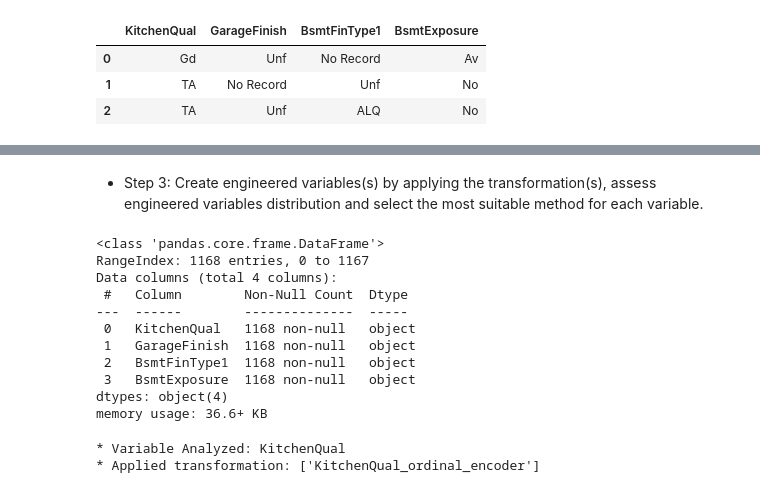
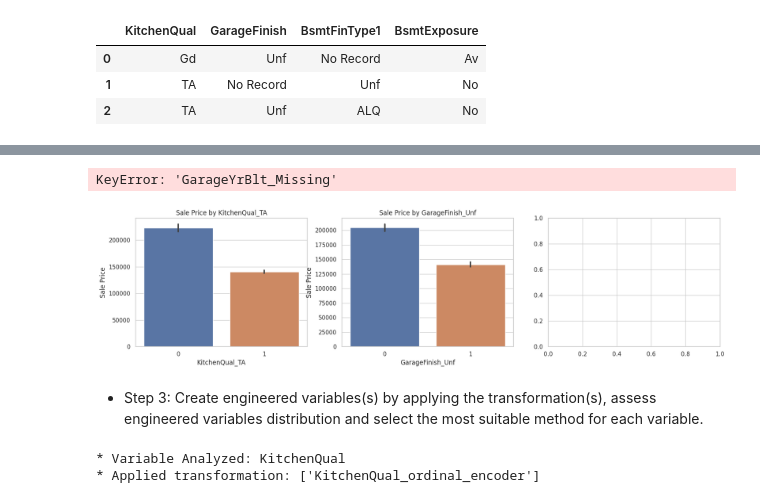
Before and after one commit to rimanfarhood/HeritageHousing, a Jupyter notebook: jupyter_notebooks/04 - FeatureEngineering.ipynb, the cells around one changed output, grey strips where cells are left out. Saved outputs shown, nothing was run; the diff lists cells and outputs as text; code cells hidden in the pictures.

```diff
--- a/jupyter_notebooks/04 - FeatureEngineering.ipynb
+++ b/jupyter_notebooks/04 - FeatureEngineering.ipynb
@@ -371,3 +351,8 @@ df_engineering.head(3)
 | 0 | Gd | Unf | No Record | Av |
 | 1 | TA | No Record | Unf | No |
 | 2 | TA | Unf | ALQ | No |
+# %%
+from feature_engine.encoding import OneHotEncoder
+encoder = OneHotEncoder(variables=TrainSet.columns[TrainSet.dtypes=='object'].to_list(), drop_last=False)
+df_ohe = encoder.fit_transform(TrainSet)
+df_ohe
@@ -374,19 +421,25 @@ df_engineering.head(3)
+# %%
+feat_study = ['KitchenQual_TA', 'GarageFinish_Unf',
+'GarageYrBlt_Missing', 'GarageFinish_None']
+# %%
+df_eda = df_ohe.filter(feat_study + ['SalePrice'])
+# %%
+plt.figure(figsize=(20,15))
+for i, feature in enumerate(feat_study, 1):
+    plt.subplot(3,3, i)
+    sns.barplot(data=df_eda, x=df_eda[feature], y='SalePrice')
+    #plt.xticks(rotation=90)
+    plt.title(f'Sale Price by {feature}')
+    plt.xlabel(feature)
+    plt.ylabel('Sale Price')
+
+
+plt.show()
+# %% [output]
+KeyError: 'GarageYrBlt_Missing'
+[figure, added]
 # %% [markdown]
 * Step 3: Create engineered variables(s) by applying the transformation(s), assess engineered variables distribution and select the most suitable method for each variable.
-# %%
-df_engineering.info()
-# %% [output]
-<class 'pandas.core.frame.DataFrame'>
-RangeIndex: 1168 entries, 0 to 1167
-Data columns (total 4 columns):
- #   Column        Non-Null Count  Dtype
----  ------        --------------  -----
- 0   KitchenQual   1168 non-null   object
- 1   GarageFinish  1168 non-null   object
- 2   BsmtFinType1  1168 non-null   object
- 3   BsmtExposure  1168 non-null   object
-dtypes: object(4)
-memory usage: 36.6+ KB
 # %%
 df_engineering = FeatureEngineeringAnalysis(df=df_engineering, analysis_type='ordinal_encoder')
 # %% [output]
```
Also changed, not shown: parts of 4 cells of this notebook, 3 other files.
